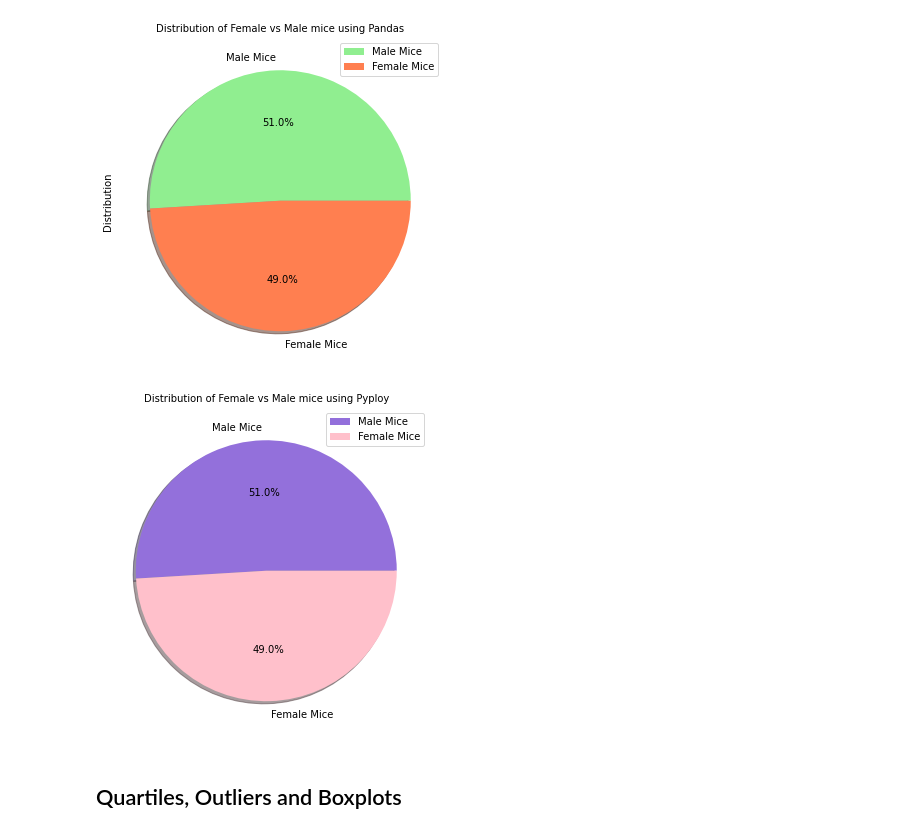
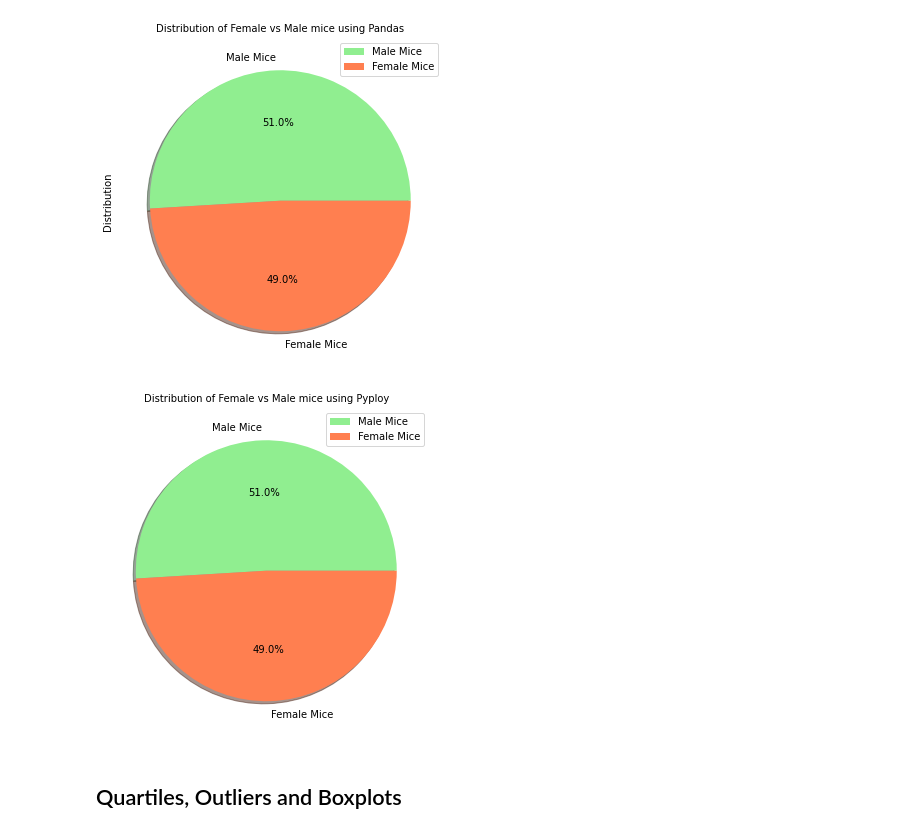
Before and after one commit to lmharlem/matplotlib-challenge, a Jupyter notebook: Pymaceuticals/pymaceuticals_starter.ipynb, the cells around one changed output. Cells and saved outputs as stored; diff of their text form; code cells hidden in the pictures.

```diff
--- a/Pymaceuticals/pymaceuticals_starter.ipynb
+++ b/Pymaceuticals/pymaceuticals_starter.ipynb
@@ -260,18 +253,18 @@ Text(0.5, 1.0, 'Distribution of Female vs Male mice using Pandas')
 # %%
 # Generate a pie plot showing the distribution of female versus male mice using pyplot
 
 plt.pie([male_distribution, female_distribution],
         labels = ['Male Mice', 'Female Mice'],
         shadow = True, autopct='%1.1f%%',
-        colors = ['mediumpurple', 'pink'])
+        colors = ['lightgreen', 'coral'])
 
 plt.legend(loc= "upper right")
 plt.title("Distribution of Female vs Male mice using Pyploy",size = 10)
 fig = plt.gcf()
 fig.set_size_inches(6,6)
 plt.show()
 # %% [output]
-[figure, old version]
+[figure, new version]
 # %% [markdown]
 ## Quartiles, Outliers and Boxplots
 # %%
```
Also changed, not shown: parts of 2 cells of this notebook.
